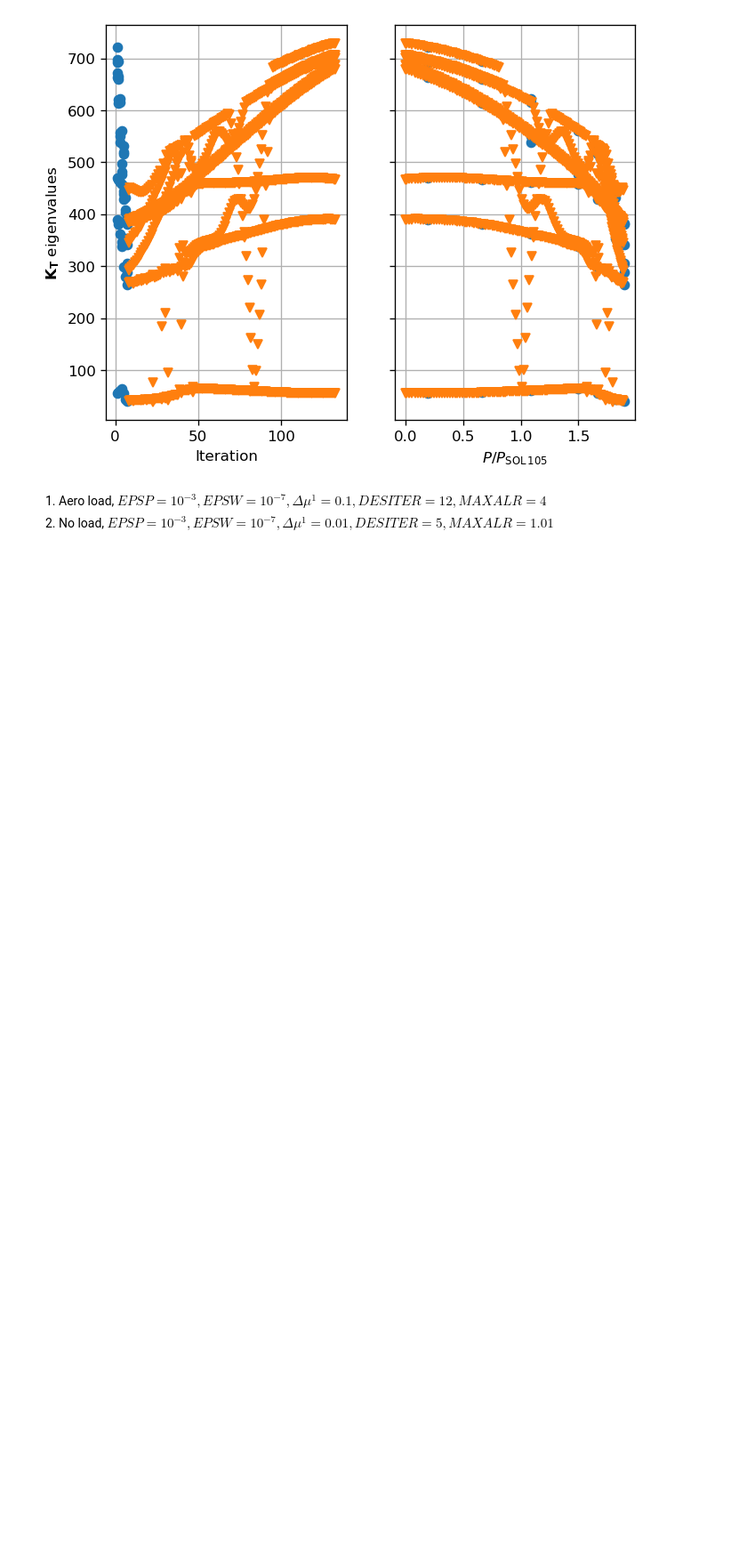
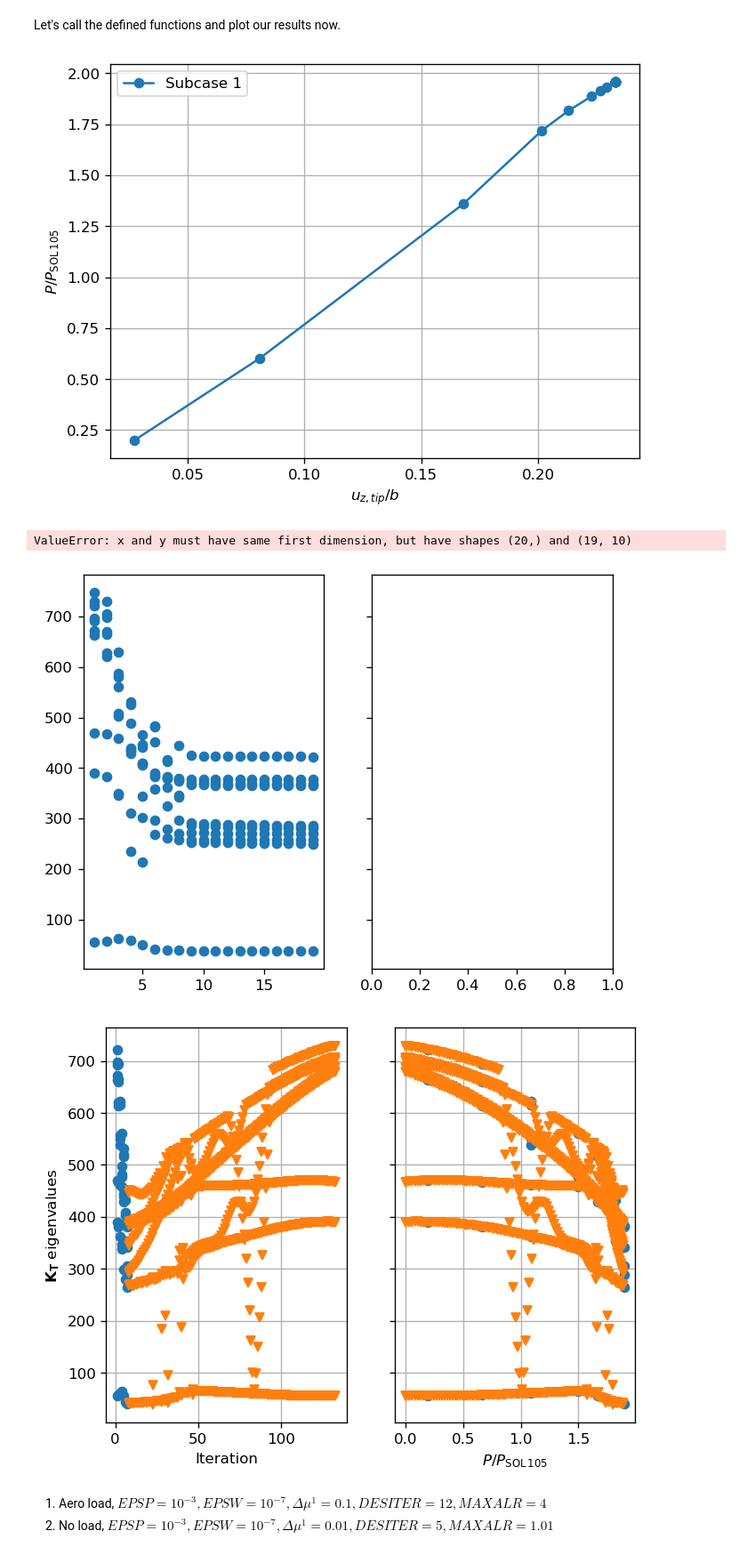
Before and after one commit to fmamitrotta/nonlinear-structural-stability-notebooks, a Jupyter notebook: notebooks/17_Nonlinear_Buckling_Analysis_of_the_uCRM-9.ipynb, the cells around one changed output. Shown at 89% size. Cells and saved outputs as stored; diff of their text form; code cells hidden in the pictures; blank space fills up the shorter version.

```diff
--- a/notebooks/17_Nonlinear_Buckling_Analysis_of_the_uCRM-9.ipynb
+++ b/notebooks/17_Nonlinear_Buckling_Analysis_of_the_uCRM-9.ipynb
@@ -245,0 +258,14 @@ plot_subcases_load_displacement_diagram(tip_displacements, applied_loads)
+# %%
+# Modify first subcase
+ucrm9_bdf.nlparms[nlparm_id].eps_p = 1e-1  # load tolerance
+ucrm9_bdf.nlparms[nlparm_id].eps_w = 1e-1  # work tolerance
+ucrm9_bdf.nlparms[nlparm_id].max_bisect = 10  # maximum number of bisections
+ucrm9_bdf.nlpcis[nlparm_id].minalr = .01  # minimum arc-length ratio
+
+# Create second subcase
+zero_load_set_id = load_set_id + 1  # id of LOAD card
+ucrm9_bdf.add_load(zero_load_set_id, scale=1., scale_factors=[0.], load_ids=[force_id])  # add LOAD card with zero applied load
+unloading_subcase_id = 2
+pynastran_utils.create_static_load_subcase(bdf_object=ucrm9_bdf, subcase_id=unloading_subcase_id, load_set_id=zero_load_set_id)  # create subcase with zero applied load
+pynastran_utils.set_up_arc_length_method(bdf_object=ucrm9_bdf, nlparm_id=unloading_subcase_id, eps_p=1e-3, eps_w=1e-7, ninc=100,
+                                         desiter=5, maxalr=1.01, maxinc=100, subcase_id=unloading_subcase_id)  # set up arc-length method for second subcase using parameters for very fine resolution of equilibrium path
@@ -245,0 +274,7 @@ plot_subcases_load_displacement_diagram(tip_displacements, applied_loads)
+# %%
+method_set_id = zero_load_set_id + 1
+no_eigenvalues = 10
+input_name = 'path_existence_verification_epsp1e-1'
+sol_106_output = pynastran_utils.run_tangent_stiffness_matrix_eigenvalue_calculation(
+    bdf_object=ucrm9_bdf.__deepcopy__({}), method_set_id=method_set_id, no_eigenvalues=no_eigenvalues,
+    analysis_directory_path=analysis_directory_path, input_name=input_name, run_flag=True)
@@ -246,3 +343,14 @@ plot_subcases_load_displacement_diagram(tip_displacements, applied_loads)
+# %% [markdown]
+Let's call the defined functions and plot our results now.
+# %%
+_, applied_loads, tip_displacements = pynastran_utils.read_load_displacement_history_from_op2(op2_object=sol_106_output,
+                                                                                              displacement_node_id=tip_node_id)
+plot_load_displacement_diagram(tip_displacements, applied_loads)
+plot_tangent_stiffness_matrix_eigenvalues(analysis_directory_path, input_name, applied_loads)
+# %% [output]
+[figure, added]
+ValueError: x and y must have same first dimension, but have shapes (20,) and (19, 10)
+[figure, added]
 # %%
 colors = plt.rcParams['axes.prop_cycle'].by_key()['color']
 
```
Also changed, not shown: parts of 56 cells of this notebook.
